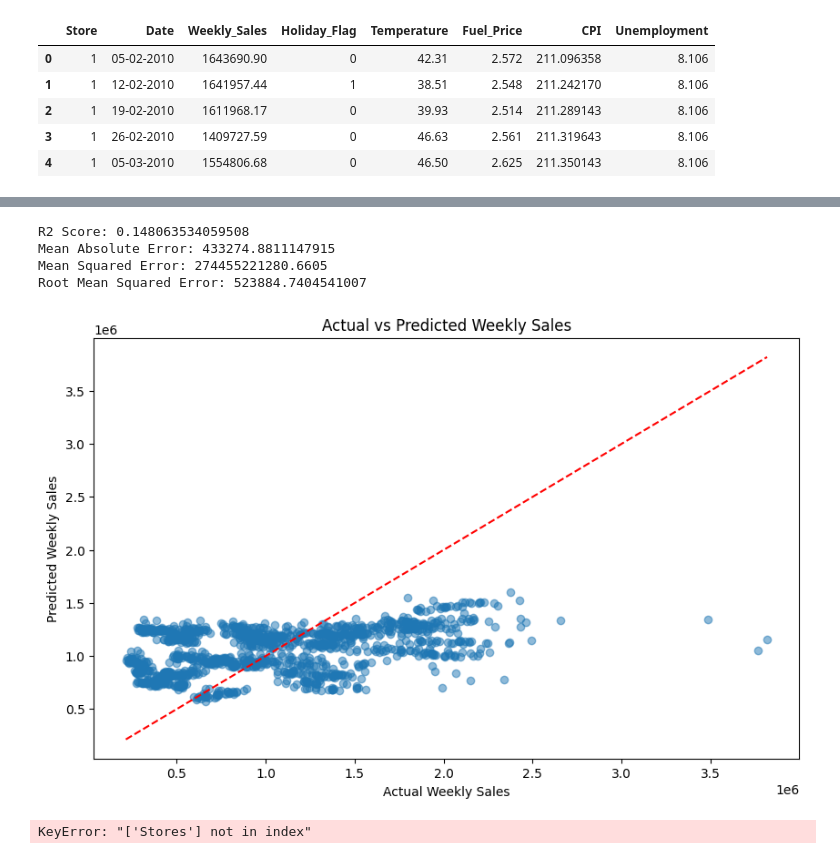
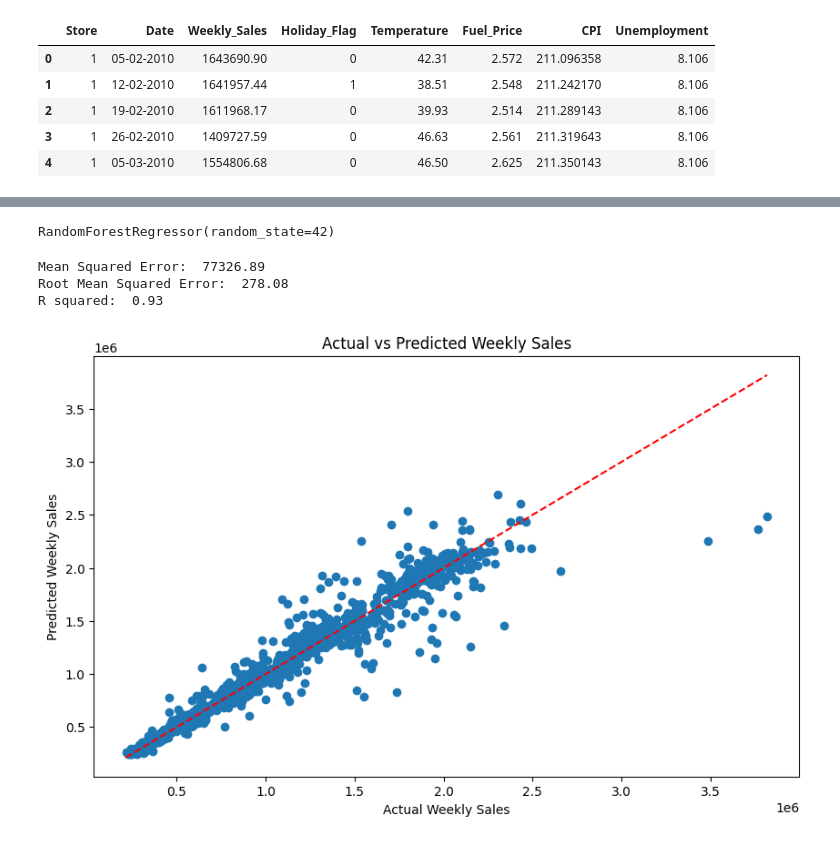
Before and after one commit to OkemaPaulMark/machine_learning_journey, a Jupyter notebook: LinearRegresssion/linear_model.ipynb, the cells around one changed output, grey strips where cells are left out. Drawn from its saved outputs; the diff is of its cells as text; code cells hidden in the pictures.

```diff
--- a/LinearRegresssion/linear_model.ipynb
+++ b/LinearRegresssion/linear_model.ipynb
@@ -120,6 +148,4 @@ df.head(3)
 # %%
-# Get the features and target variable
-X = pd.get_dummies(df.drop('Weekly_Sales', axis=1), drop_first=True)
-y = df['Weekly_Sales']
-
-df.head()
+#define features and targets
+X = df.drop('Weekly_Sales', axis=1)
+y =df['Weekly_Sales']
@@ -145,4 +174,0 @@ X_test_scaled = scaler.transform(X_test)
-# %%
-#fit the linear regression model
-model = LinearRegression()
-model.fit(X_train, y_train)
@@ -151,36 +190,30 @@ LinearRegression()
+# %%
+model = RandomForestRegressor(random_state=42)
+model.fit(X_train_scaled, y_train)
+# %% [output]
+RandomForestRegressor(random_state=42)
 # %%
-y_pred = model.predict(X_test)
+y_pred = model.predict(X_test_scaled)
 # %%
-#add the metrics
+mse = mean_absolute_error(y_test,y_pred)
+rmse = np.sqrt(mse)
 r2 = r2_score(y_test, y_pred)
-mae = mean_absolute_error(y_test, y_pred)
-mse = mean_squared_error(y_test, y_pred)
-rmse = np.sqrt(mse)
-print("R2 Score:", r2)
-print("Mean Absolute Error:", mae)
-print("Mean Squared Error:", mse)
-print("Root Mean Squared Error:", rmse)
+
+print(f"Mean Squared Error: {mse: .2f}")
+print(f"Root Mean Squared Error: {rmse: .2f}")
+print(f"R squared: {r2: .2f}")
 # %% [output]
-R2 Score: 0.148063534059508
-Mean Absolute Error: 433274.8811147915
-Mean Squared Error: 274455221280.6605
-Root Mean Squared Error: 523884.7404541007
+Mean Squared Error:  77326.89
+Root Mean Squared Error:  278.08
+R squared:  0.93
 # %%
 #plot the predicted vs actual values
 plt.figure(figsize=(10, 6))
-plt.scatter(y_test, y_pred, alpha=0.5)
+plt.scatter(y_test, y_pred)
 plt.plot([y_test.min(), y_test.max()], [y_test.min(), y_test.max()], color='red', linestyle='--')
 plt.xlabel('Actual Weekly Sales')
 plt.ylabel('Predicted Weekly Sales')
 plt.title('Actual vs Predicted Weekly Sales')
 plt.show()
 # %% [output]
-[figure, old version]
+[figure, new version]
-# %%
-# length of membership vs yearly amount spent
-sns.lmplot(x='Stores',
-           y='Weekly_Sales',
-           data=df,
-           scatter_kws={'alpha':0.3})
-# %% [output]
-KeyError: "['Stores'] not in index"
```
Also changed, not shown: parts of 20 cells of this notebook, 3 other files.
